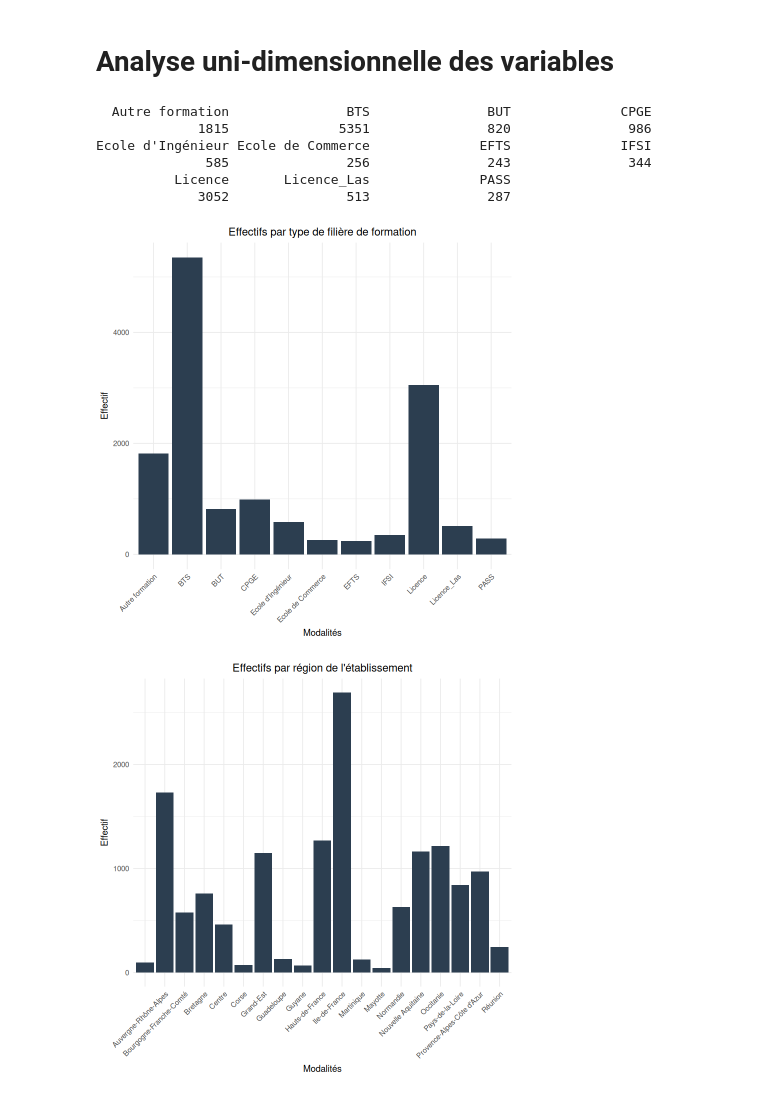
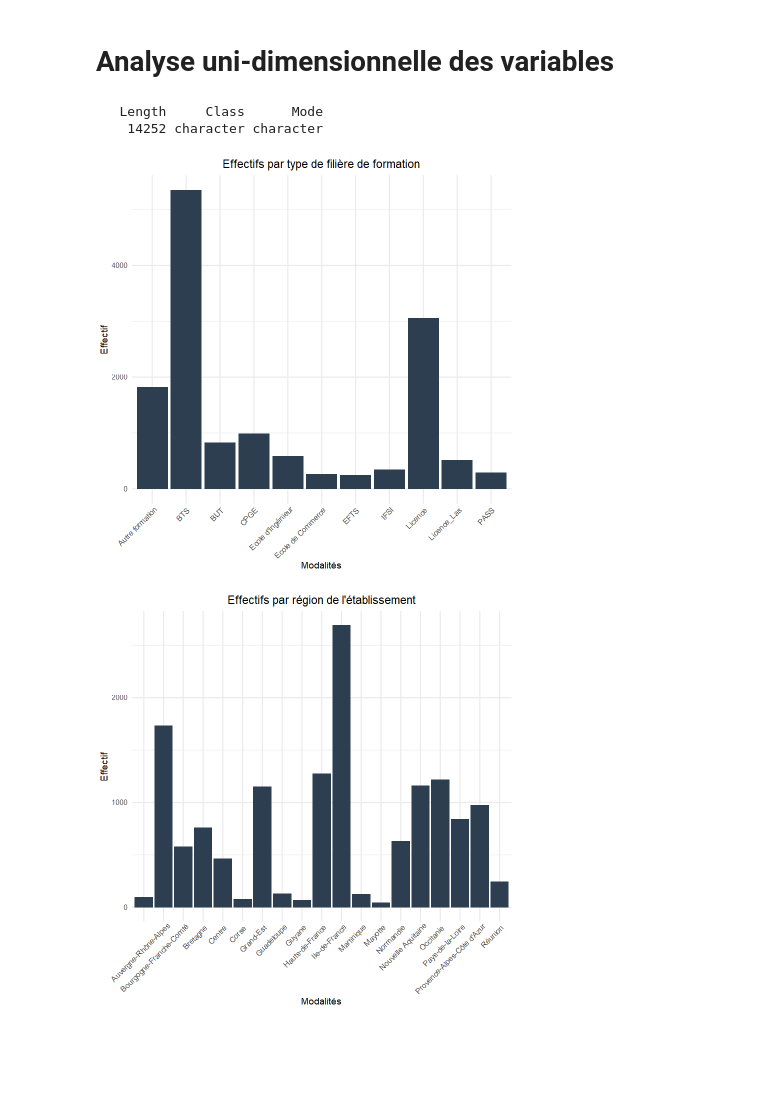
Before and after one commit to corentinbrand/Projet_analyse_de_donnees, a Jupyter notebook: brouillon.ipynb, the cells around one changed output. Saved outputs shown, nothing was run; the diff lists cells and outputs as text; code cells hidden in the pictures; blank space fills up the shorter version.

```diff
--- a/brouillon.ipynb
+++ b/brouillon.ipynb
@@ -168,10 +247,11 @@ summary(select(data_features_core, where(is.numeric)))
 # %% [markdown]
 # Analyse uni-dimensionnelle des variables
 # %%
-summary(data$`Filière.de.formation.très.agrégée`)
+###Effectif par formation
+summary(data_features_core$`Filière.de.formation.très.agrégée`)
 library(ggplot2)
 
-ggplot(data, aes(x = `Filière.de.formation.très.agrégée`)) +
+ggplot(data_features_core, aes(x = `Filière.de.formation.très.agrégée`)) +
   geom_bar(fill = "#2C3E50") +
   labs(
     title = "Effectifs par type de filière de formation",
@@ -184,25 +264,22 @@ ggplot(data, aes(x = `Filière.de.formation.très.agrégée`)) +
     axis.text.x = element_text(angle = 45, hjust = 1)
   )
 # %% [output]
-  Autre formation               BTS               BUT              CPGE
-             1815              5351               820               986
-Ecole d'Ingénieur Ecole de Commerce              EFTS              IFSI
-              585               256               243               344
-          Licence       Licence_Las              PASS
-             3052               513               287
+   Length     Class      Mode
+    14252 character character
-[figure, old version]
+[figure, new version]
 # %%
-ggplot(data, aes(x = Région.de.l.établissement)) +
+###Effectifs par région
+ggplot(data_features_core, aes(x = Région.de.l.établissement)) +
   geom_bar(fill = "#2C3E50") +
   labs(
     title = "Effectifs par région de l'établissement",
     x = "Modalités",
     y = "Effectif"
   ) +
   theme_minimal() +
   theme(
     plot.title = element_text(hjust = 0.5),
     axis.text.x = element_text(angle = 45, hjust = 1)
   )
 # %% [output]
-[figure, old version]
+[figure, new version]
```
Also changed, not shown: parts of 12 cells of this notebook.
